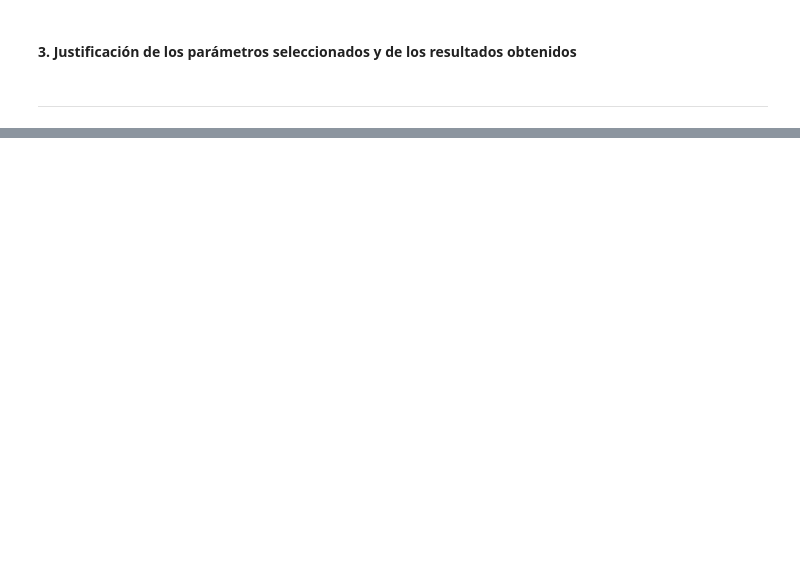
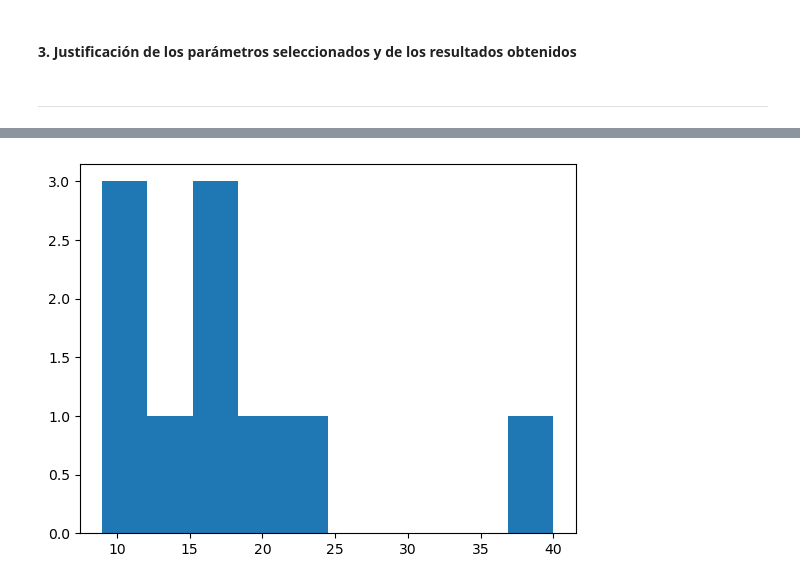
Before and after one commit to eliancitomix/08MIAR_Aprendizaje_por_Refuerzo, a Jupyter notebook: ProyectoPractico/08MIAR_Proyecto_practico.ipynb, the cells around one changed output, grey strips where cells are left out. Cells and saved outputs as stored; diff of their text form; code cells hidden in the pictures; blank space fills up the shorter version.

```diff
--- a/ProyectoPractico/08MIAR_Proyecto_practico.ipynb
+++ b/ProyectoPractico/08MIAR_Proyecto_practico.ipynb
@@ -514,0 +513,5 @@ Episode 10: reward: 23.000, steps: 1280
+# %%
+# Testing part to calculate the mean reward
+checkpoint_weights_filename = os.path.join(CHECKPOINT_PATH, 'dqn_' + env_name + f'_weights_{1600000}.h5f')
+dqn.load_weights(checkpoint_weights_filename)
+H3 = dqn.test(env, nb_episodes=10, visualize=False)
@@ -518,0 +549,4 @@ Episode 10: reward: 23.000, steps: 1280
+# %%
+plt.hist(H3.history.get('episode_reward'));
+# %% [output]
+[figure, added]
```
Also changed, not shown: parts of 10 cells of this notebook.
